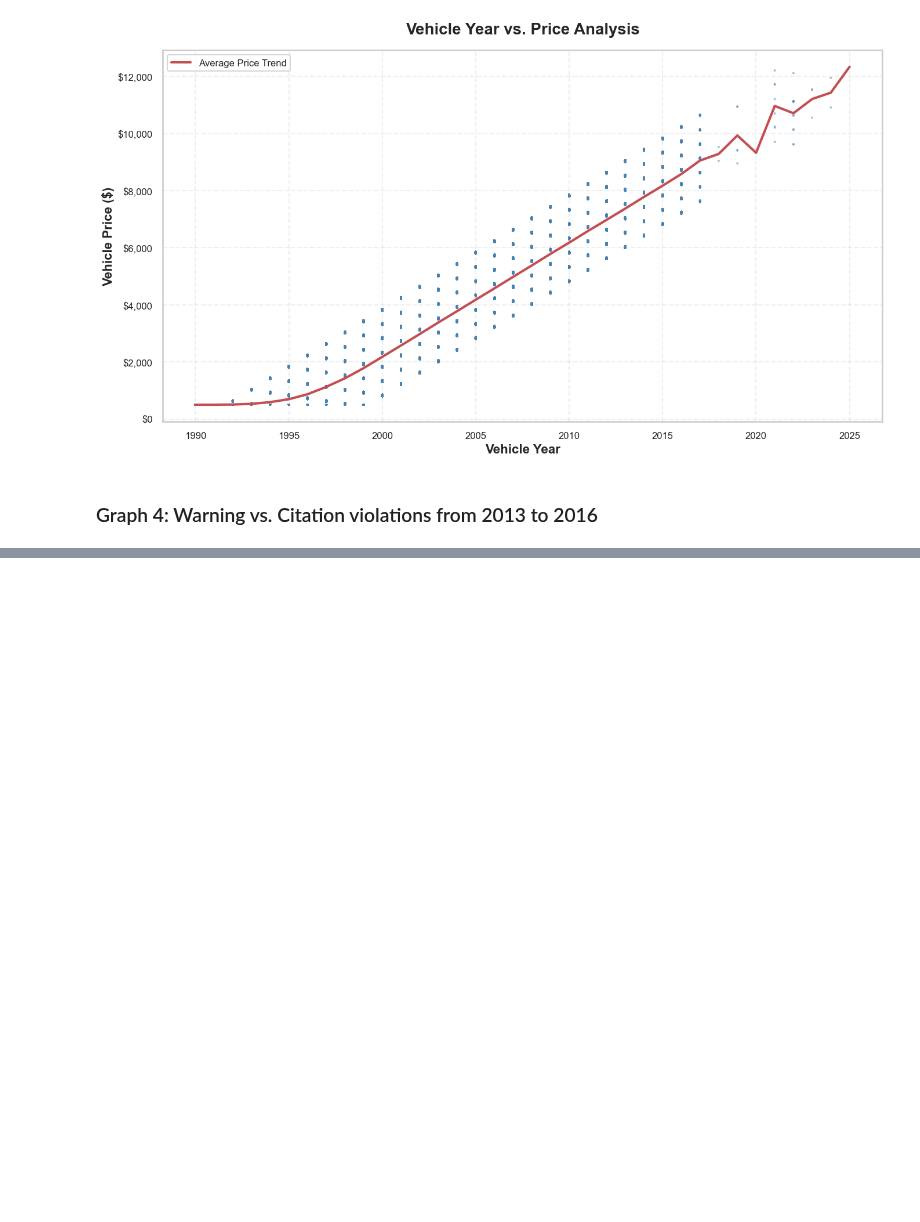
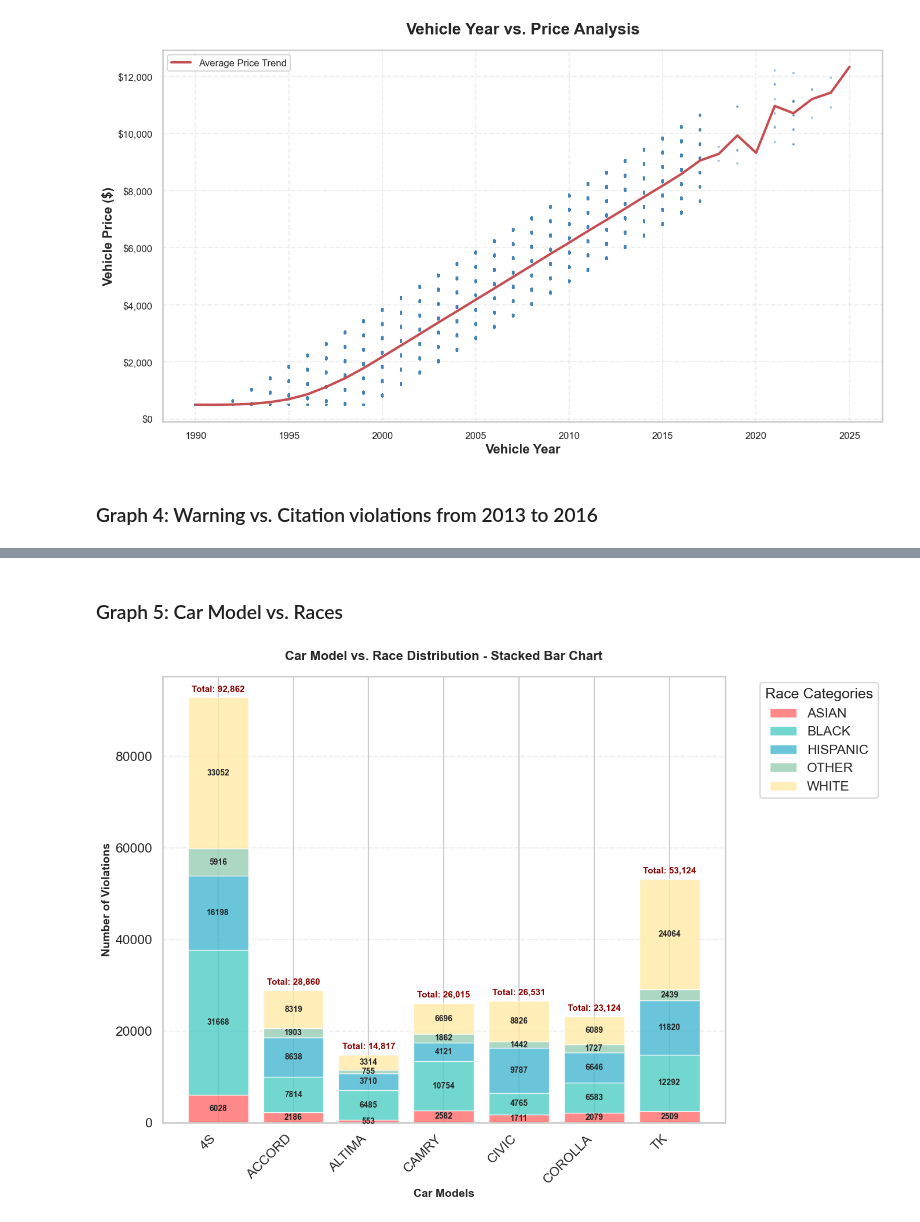
Before and after one commit to orchlonn/CS-456, a Jupyter notebook: Labs/Lab-3/Lab3.ipynb, the cells around one changed output, grey strips where cells are left out. Cells and saved outputs as stored; diff of their text form; code cells hidden in the pictures; blank space fills up the shorter version.

```diff
--- a/Labs/Lab-3/Lab3.ipynb
+++ b/Labs/Lab-3/Lab3.ipynb
@@ -404,0 +386,64 @@ plt.show()
+# %% [markdown]
+### Graph 5: Car Model vs. Races
+# %%
+# Clean the data for Model vs Race analysis
+df_clean = df.dropna(subset=['Model', 'Race']).copy()
+
+# Get top 8 car models and top 5 races for better visualization
+top_models = df_clean['Model'].value_counts().head(7)
+top_races = df_clean['Race'].value_counts().head(5)
+
+# Filter data to include only top models and races
+df_filtered = df_clean[
+    (df_clean['Model'].isin(top_models.index)) &
+    (df_clean['Race'].isin(top_races.index))
+].copy()
+
+# Create a cross-tabulation (contingency table)
+model_race_crosstab = pd.crosstab(df_filtered['Model'], df_filtered['Race'])
+
+# Create a stacked bar chart
+plt.figure(figsize=(14, 10))
+
+# Define colors for each race
+colors = ['#FF6B6B', '#4ECDC4', '#45B7D1', '#96CEB4', '#FFEAA7']
+
+# Create the stacked bar chart
+bottom_values = np.zeros(len(model_race_crosstab.index))
+
+for i, race in enumerate(model_race_crosstab.columns):
+    plt.bar(range(len(model_race_crosstab.index)),
+            model_race_crosstab[race],
+            bottom=bottom_values,
+            label=race,
+            color=colors[i],
+            alpha=0.8,
+            edgecolor='white',
+            linewidth=1)
+
+    # Add value labels on top of each segment
+    for j, (model, value) in enumerate(model_race_crosstab[race].items()):
+        if value > 0:
+            plt.text(j, bottom_values[j] + value/2, str(value),
+                    ha='center', va='center', fontweight='bold', fontsize=10)
+
+    bottom_values += model_race_crosstab[race].values
+
+# Customize the chart
+plt.title('Car Model vs. Race Distribution - Stacked Bar Chart', fontsize=16, fontweight='bold', pad=20)
+plt.xlabel('Car Models', fontsize=14, fontweight='bold')
+plt.ylabel('Number of Violations', fontsize=14, fontweight='bold')
+plt.xticks(range(len(model_race_crosstab.index)), model_race_crosstab.index, rotation=45, ha='right')
+plt.legend(title='Race Categories', bbox_to_anchor=(1.05, 1), loc='upper left')
+plt.grid(axis='y', alpha=0.3, linestyle='--')
+
+# Add total values on top of each bar
+totals = model_race_crosstab.sum(axis=1)
+for i, total in enumerate(totals):
+    plt.text(i, total + max(totals) * 0.01, f'Total: {total:,}',
+             ha='center', va='bottom', fontweight='bold', fontsize=11, color='darkred')
+
+plt.tight_layout()
+plt.show()
+# %% [output]
+[figure, added]
```
Also changed, not shown: parts of 4 cells of this notebook.
